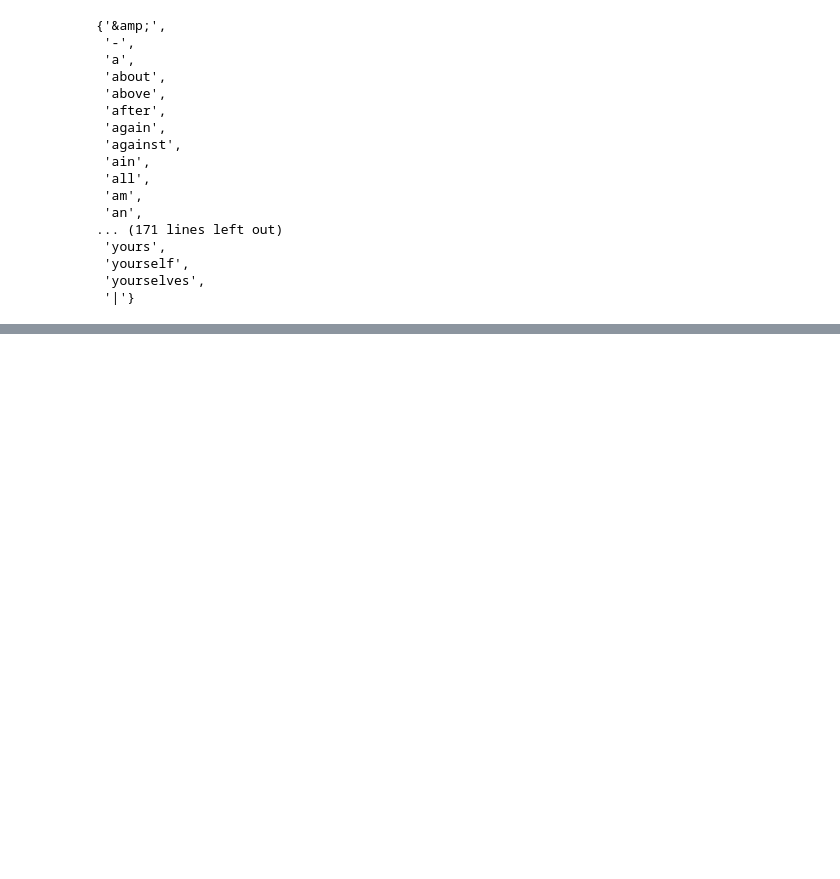
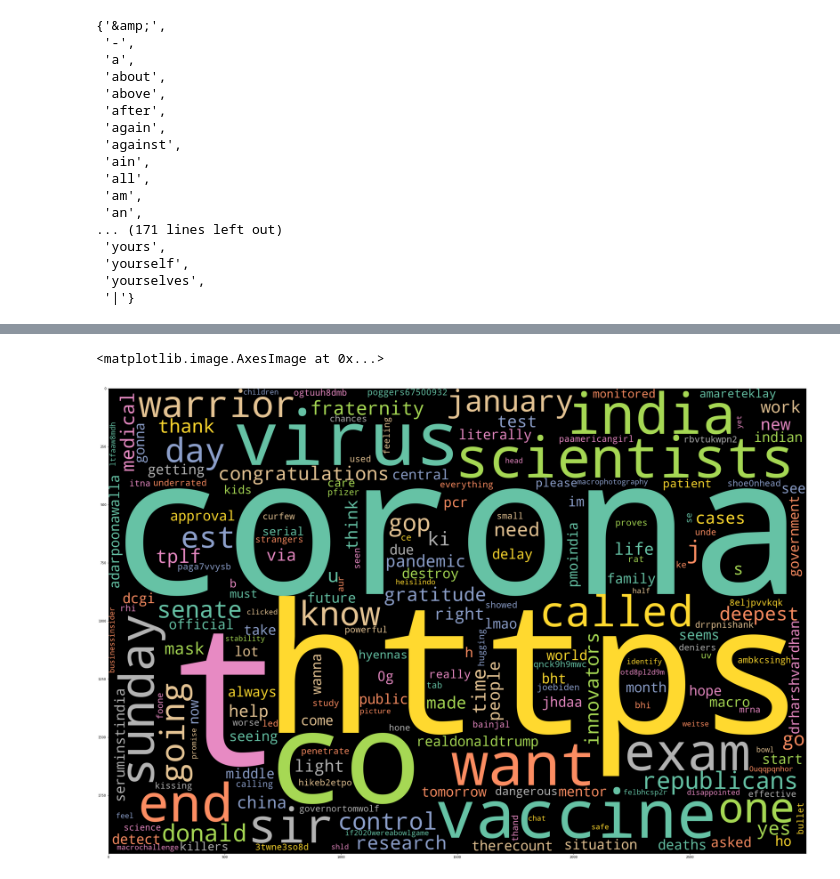
Before and after one commit to melikemaranki/SWE573, a Jupyter notebook: logicalmockup.ipynb, the cells around one changed output, grey strips where cells are left out. Cells and saved outputs as stored; diff of their text form; code cells hidden in the pictures; blank space fills up the shorter version.

```diff
--- a/logicalmockup.ipynb
+++ b/logicalmockup.ipynb
@@ -127,3 +120,20 @@ word_counts.most_common(30)
+# %%
+# Import package
+from wordcloud import WordCloud, STOPWORDS
+# Import packages
+import matplotlib.pyplot as plt
+%matplotlib inline
+text = " ".join(all_words)
+
+# Generate wordcloud
+wordcloud = WordCloud(width = 3000, height = 2000, random_state=1, background_color='black', colormap='Set2', collocations=False, stopwords = STOPWORDS).generate(text)
+# Set figure size
+plt.figure(figsize=(40, 30))
+#Display image
+plt.imshow(wordcloud)
+# %% [output]
+<matplotlib.image.AxesImage at 0x...>
+[figure, added]
 # %%
 # Create list of lists containing bigrams in tweets
 terms_bigram = [list(bigrams(tweet)) for tweet in words_cleaned]
```
Also changed, not shown: parts of 8 cells of this notebook, 4 other files.
